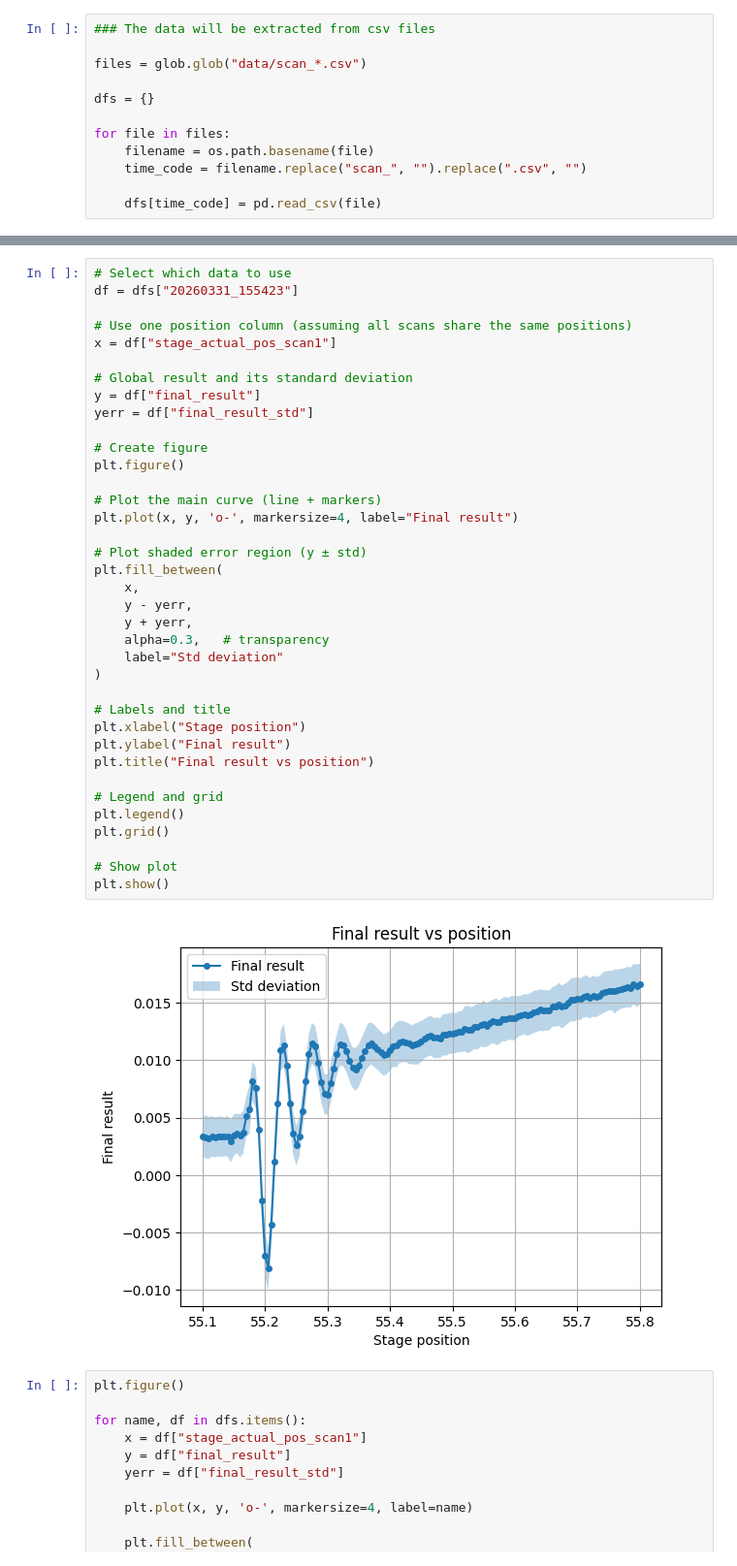
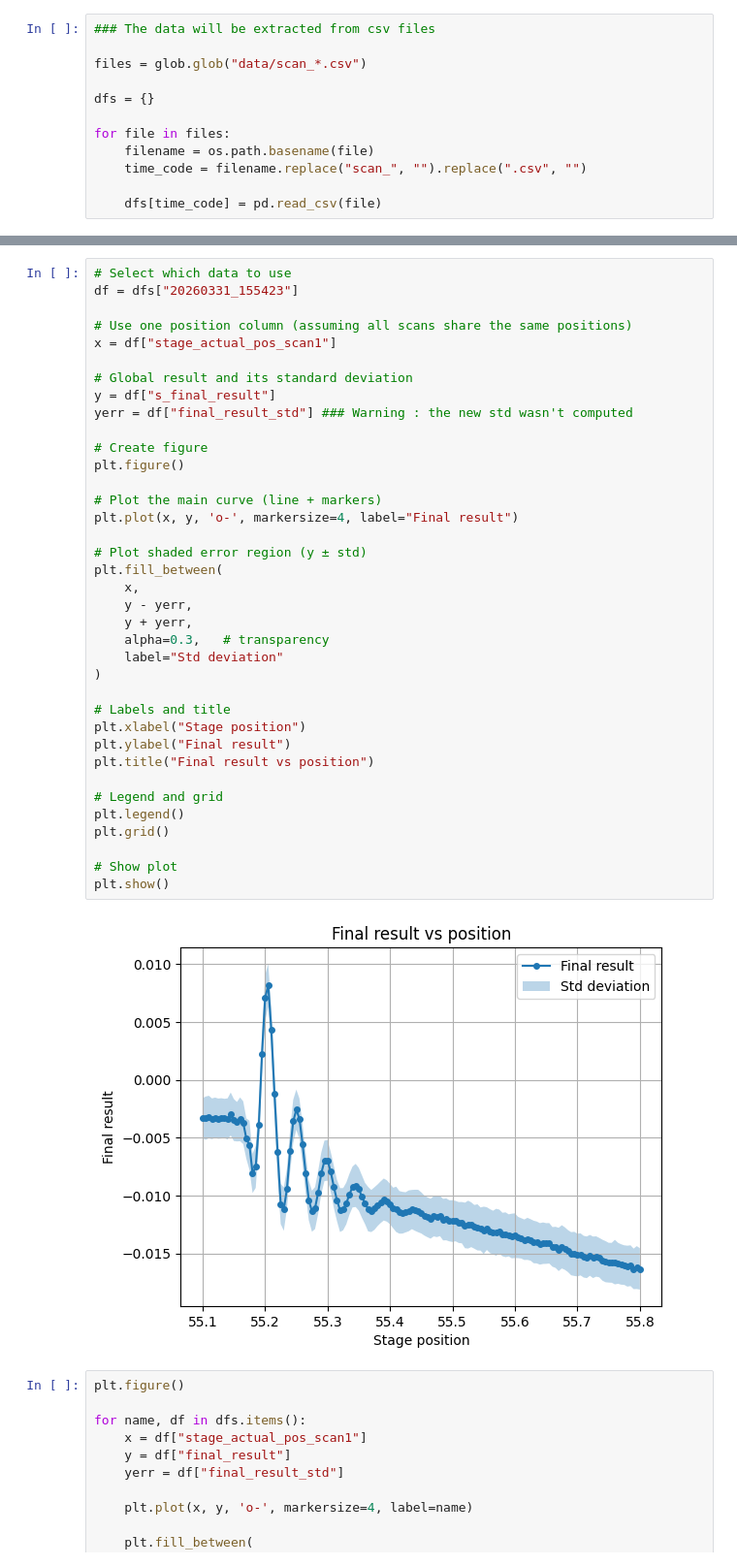
Before and after one commit to VictorC-dot/GeTe_Spectro_Simulation, a Jupyter notebook: Model_2D_Spectro.ipynb, the cells around one changed output, grey strips where cells are left out. Shown at 97% size. Saved outputs shown, nothing was run; the diff lists cells and outputs as text.

Commit message:
Added "s_final result" for data

```diff
--- a/Model_2D_Spectro.ipynb
+++ b/Model_2D_Spectro.ipynb
@@ -1059,37 +1101,37 @@ df = dfs["20260331_155423"]
 x = df["stage_actual_pos_scan1"]
 
 # Global result and its standard deviation
-y = df["final_result"]
-yerr = df["final_result_std"]
+y = df["s_final_result"]
+yerr = df["final_result_std"] ### Warning : the new std wasn't computed
 
 # Create figure
 plt.figure()
 
 # Plot the main curve (line + markers)
 plt.plot(x, y, 'o-', markersize=4, label="Final result")
 
 # Plot shaded error region (y ± std)
 plt.fill_between(
     x,
     y - yerr,
     y + yerr,
     alpha=0.3,   # transparency
     label="Std deviation"
 )
 
 # Labels and title
 plt.xlabel("Stage position")
 plt.ylabel("Final result")
 plt.title("Final result vs position")
 
 # Legend and grid
 plt.legend()
 plt.grid()
 
 # Show plot
 plt.show()
 # %% [output]
-[figure, old version]
+[figure, new version]
 # %%
 plt.figure()
 
```
Also changed, not shown: parts of 3 cells of this notebook.
